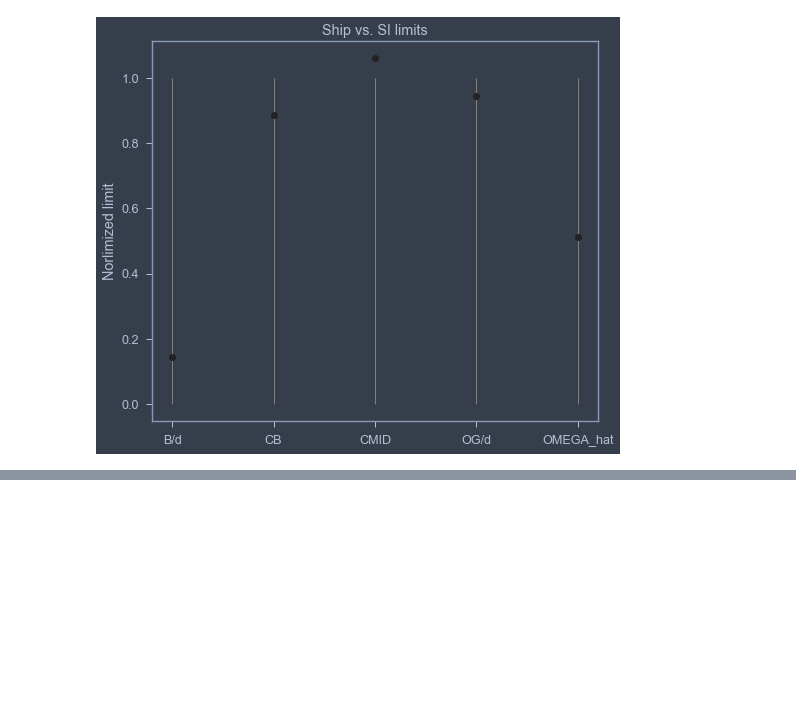
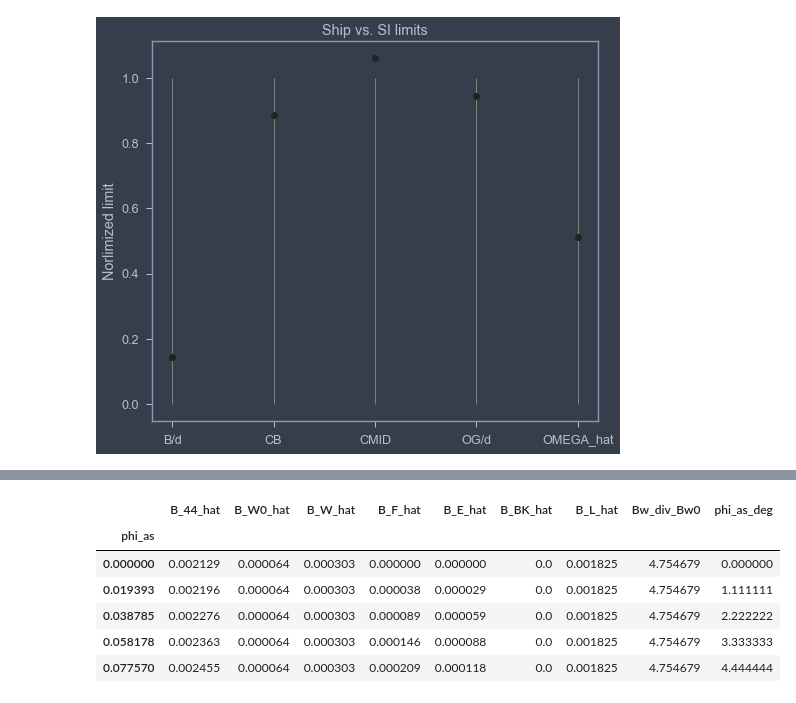
Before and after one commit to martinlarsalbert/Prediction-of-roll-motion-using-fully-nonlinear-potential-flow-and-Ikedas-method, a Jupyter notebook: notebooks/04.2_KVLCC2_Ikeda_method_speed.ipynb, the cells around one changed output, grey strips where cells are left out. Cells and saved outputs as stored; diff of their text form; code cells hidden in the pictures; blank space fills up the shorter version.

```diff
--- a/notebooks/04.2_KVLCC2_Ikeda_method_speed.ipynb
+++ b/notebooks/04.2_KVLCC2_Ikeda_method_speed.ipynb
@@ -384,0 +442,15 @@ Text(0, 0.5, 'Norlimized limit')
+# %%
+df_ikeda = calculate_ikeda(ikeda=ikeda2)
+df_ikeda['phi_as']=phi_as
+df_ikeda.set_index('phi_as',inplace=True)
+df_ikeda['phi_as_deg']=np.rad2deg(phi_as)
+
+df_ikeda.head()
+# %% [output]
+|  | B_44_hat | B_W0_hat | B_W_hat | B_F_hat | B_E_hat | B_BK_hat | B_L_hat | Bw_div_Bw0 | phi_as_deg |
+| phi_as |  |  |  |  |  |  |  |  |  |
+| 0.000000 | 0.002129 | 0.000064 | 0.000303 | 0.000000 | 0.000000 | 0.0 | 0.001825 | 4.754679 | 0.000000 |
+| 0.019393 | 0.002196 | 0.000064 | 0.000303 | 0.000038 | 0.000029 | 0.0 | 0.001825 | 4.754679 | 1.111111 |
+| 0.038785 | 0.002276 | 0.000064 | 0.000303 | 0.000089 | 0.000059 | 0.0 | 0.001825 | 4.754679 | 2.222222 |
+| 0.058178 | 0.002363 | 0.000064 | 0.000303 | 0.000146 | 0.000088 | 0.0 | 0.001825 | 4.754679 | 3.333333 |
+| 0.077570 | 0.002455 | 0.000064 | 0.000303 | 0.000209 | 0.000118 | 0.0 | 0.001825 | 4.754679 | 4.444444 |
```
Also changed, not shown: parts of 13 cells of this notebook, 4 other files.
